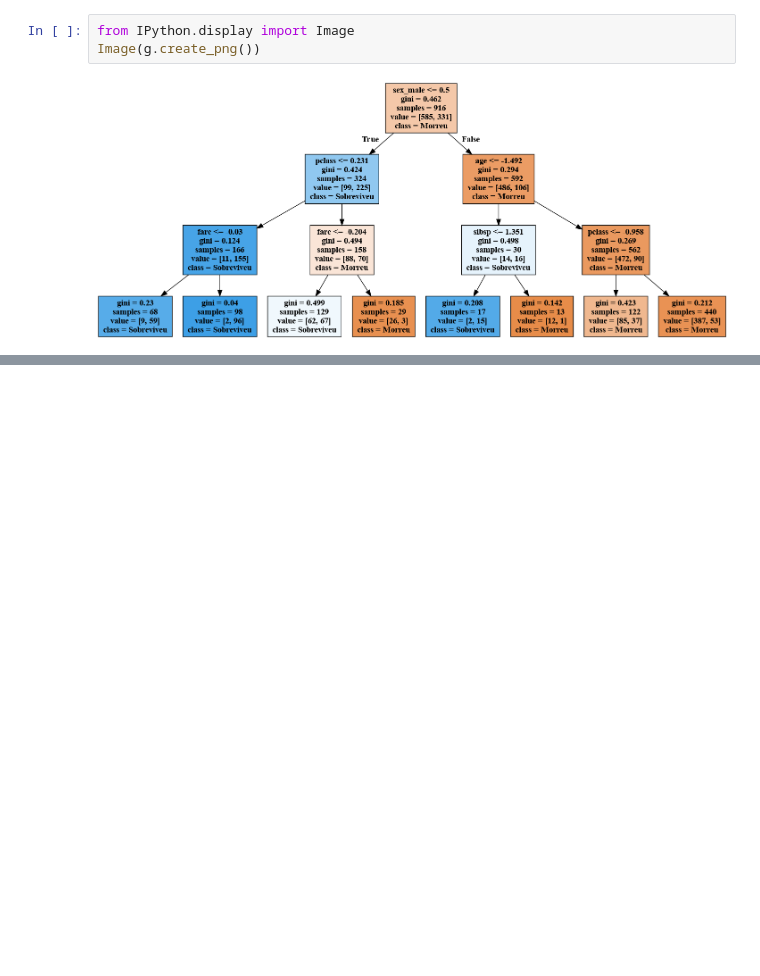
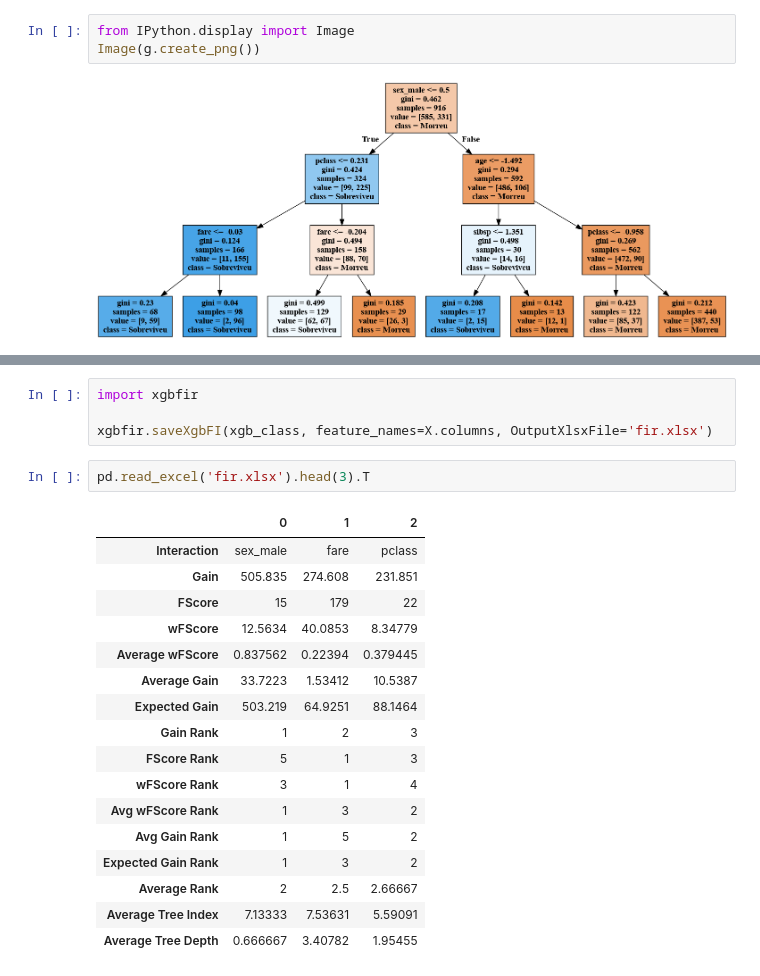
Before and after one commit to LilianeAquino/pratica-livro-matt-harrison, a Jupyter notebook: notebooks/pratica-titanic.ipynb, the cells around one changed output, grey strips where cells are left out. Cells and saved outputs as stored; diff of their text form; blank space fills up the shorter version.

```diff
--- a/notebooks/pratica-titanic.ipynb
+++ b/notebooks/pratica-titanic.ipynb
@@ -608,0 +688,24 @@ Image(g.create_png())
+# %%
+import xgbfir
+
+xgbfir.saveXgbFI(xgb_class, feature_names=X.columns, OutputXlsxFile='fir.xlsx')
+# %%
+pd.read_excel('fir.xlsx').head(3).T
+# %% [output]
+|  | 0 | 1 | 2 |
+| Interaction | sex_male | fare | pclass |
+| Gain | 505.835 | 274.608 | 231.851 |
+| FScore | 15 | 179 | 22 |
+| wFScore | 12.5634 | 40.0853 | 8.34779 |
+| Average wFScore | 0.837562 | 0.22394 | 0.379445 |
+| Average Gain | 33.7223 | 1.53412 | 10.5387 |
+| Expected Gain | 503.219 | 64.9251 | 88.1464 |
+| Gain Rank | 1 | 2 | 3 |
+| FScore Rank | 5 | 1 | 3 |
+| wFScore Rank | 3 | 1 | 4 |
+| Avg wFScore Rank | 1 | 3 | 2 |
+| Avg Gain Rank | 1 | 5 | 2 |
+| Expected Gain Rank | 1 | 3 | 2 |
+| Average Rank | 2 | 2.5 | 2.66667 |
+| Average Tree Index | 7.13333 | 7.53631 | 5.59091 |
+| Average Tree Depth | 0.666667 | 3.40782 | 1.95455 |
```
Also changed, not shown: parts of 17 cells of this notebook, 1 other file.
